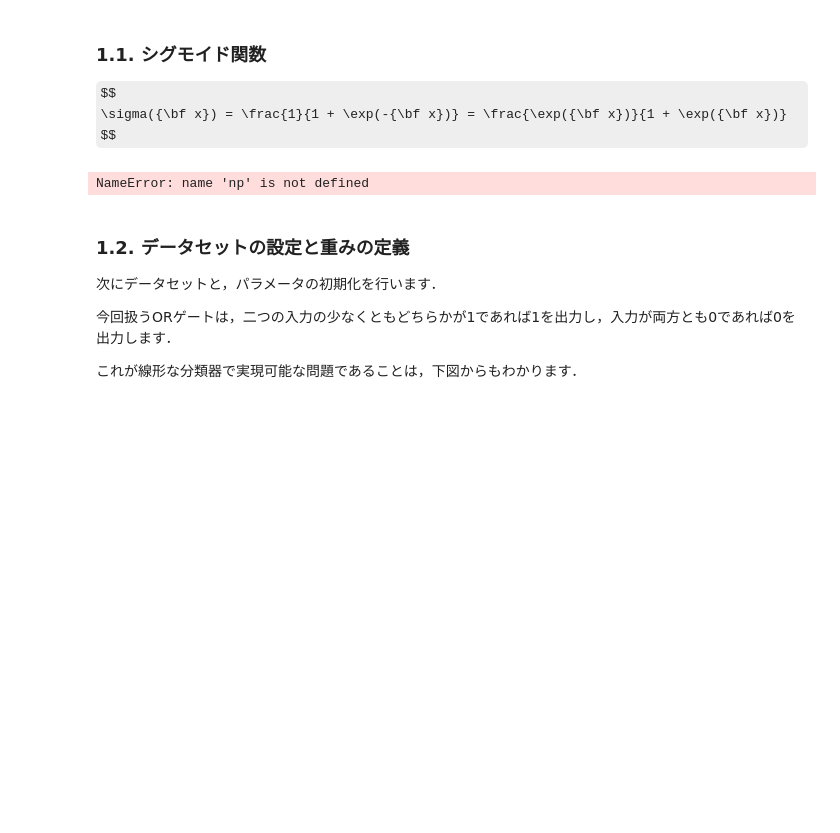
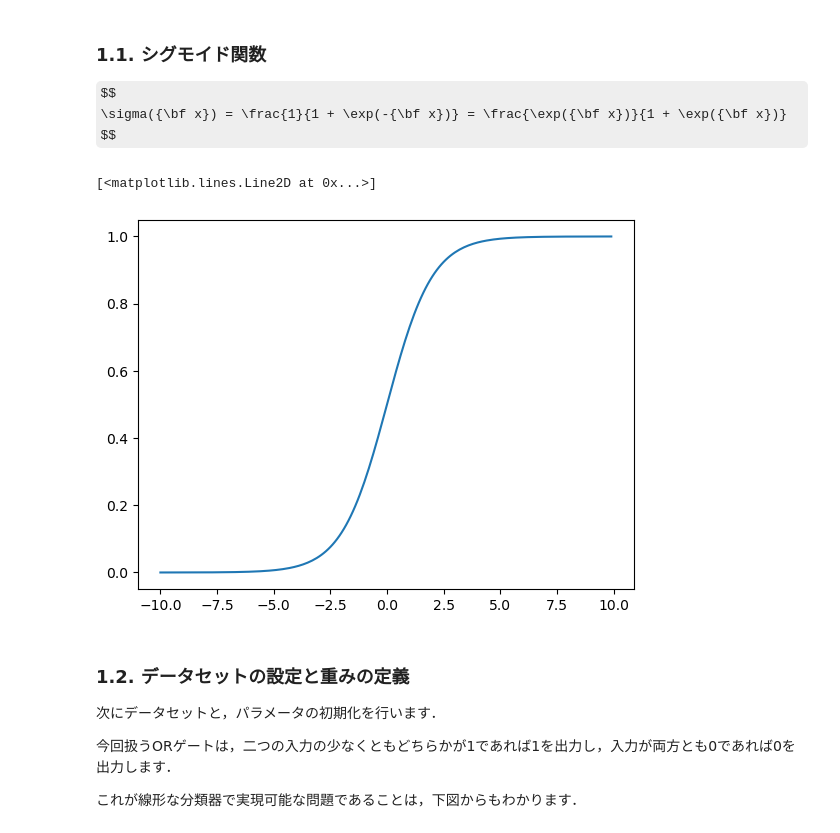
Before and after one commit to Takuya-Mukai/Omni, a Jupyter notebook: dlBasic/Week2/notebooks/lecture02_exercise.ipynb, the cells around one changed output. Cells and saved outputs as stored; diff of their text form; code cells hidden in the pictures; some formulas as TeX source; blank space fills up the shorter version.

```diff
--- a/dlBasic/Week2/notebooks/lecture02_exercise.ipynb
+++ b/dlBasic/Week2/notebooks/lecture02_exercise.ipynb
@@ -48,16 +44,17 @@ $$
 # %%
 def sigmoid(x):
     # 単純な実装
     # return 1 / (1 + np.exp(-x))
-    return  np.exp(np.minimum(x, 0) /(1 + np.exp(-np.abs(x))))
+    return  np.exp(np.minimum(x, 0)) /(1 + np.exp(-np.abs(x)))
     # expのoverflow対策を施した実装
     # x >=0 のとき sigmoid(x) = 1 / (1 + exp(-x))
     # x < 0 のとき sigmoid(x) = exp(x) / (1 + exp(x))
 
 x = np.arange(-10, 10, 0.1)
 plt.plot(x, sigmoid(x.copy()))
 # %% [output]
-NameError: name 'np' is not defined
+[<matplotlib.lines.Line2D at 0x...>]
+[figure, added]
 # %% [markdown]
 ### 1.2. データセットの設定と重みの定義
 
```
Also changed, not shown: parts of 4 cells of this notebook, 5 other files.
